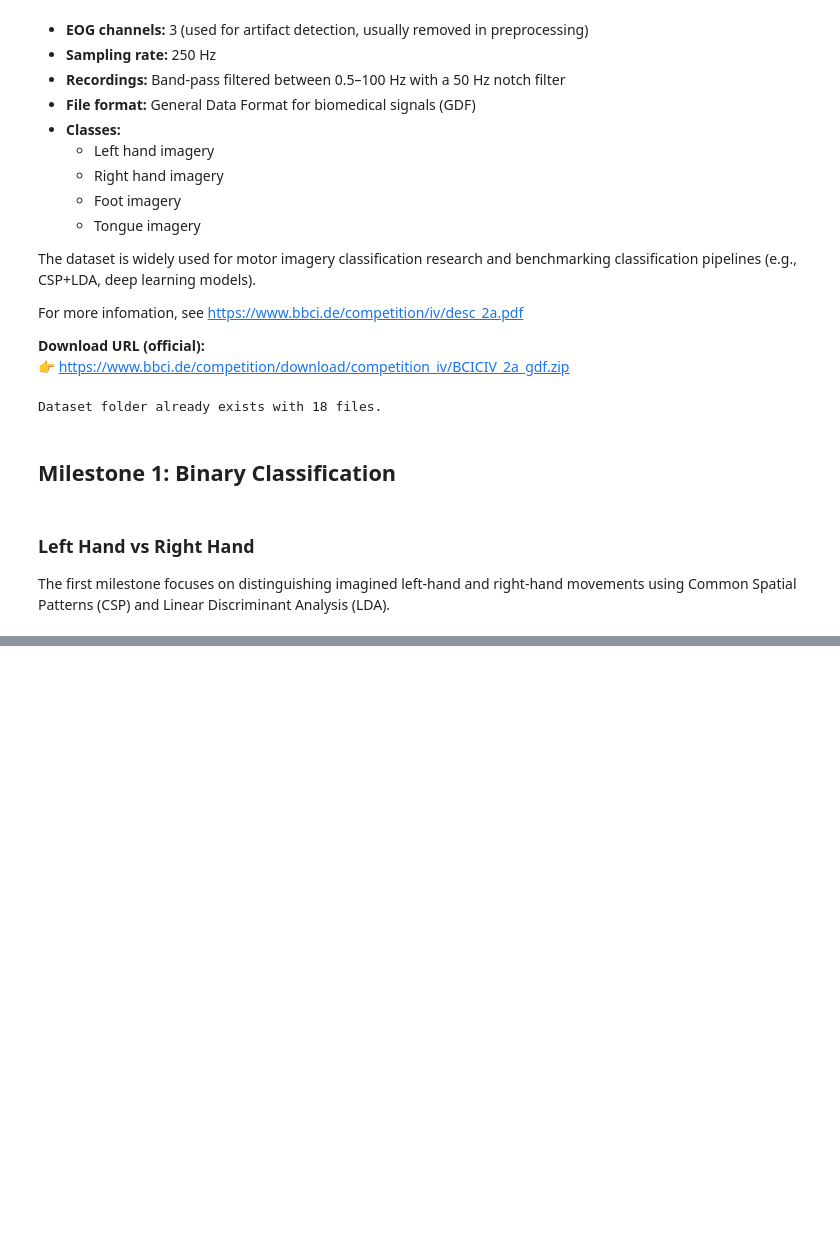
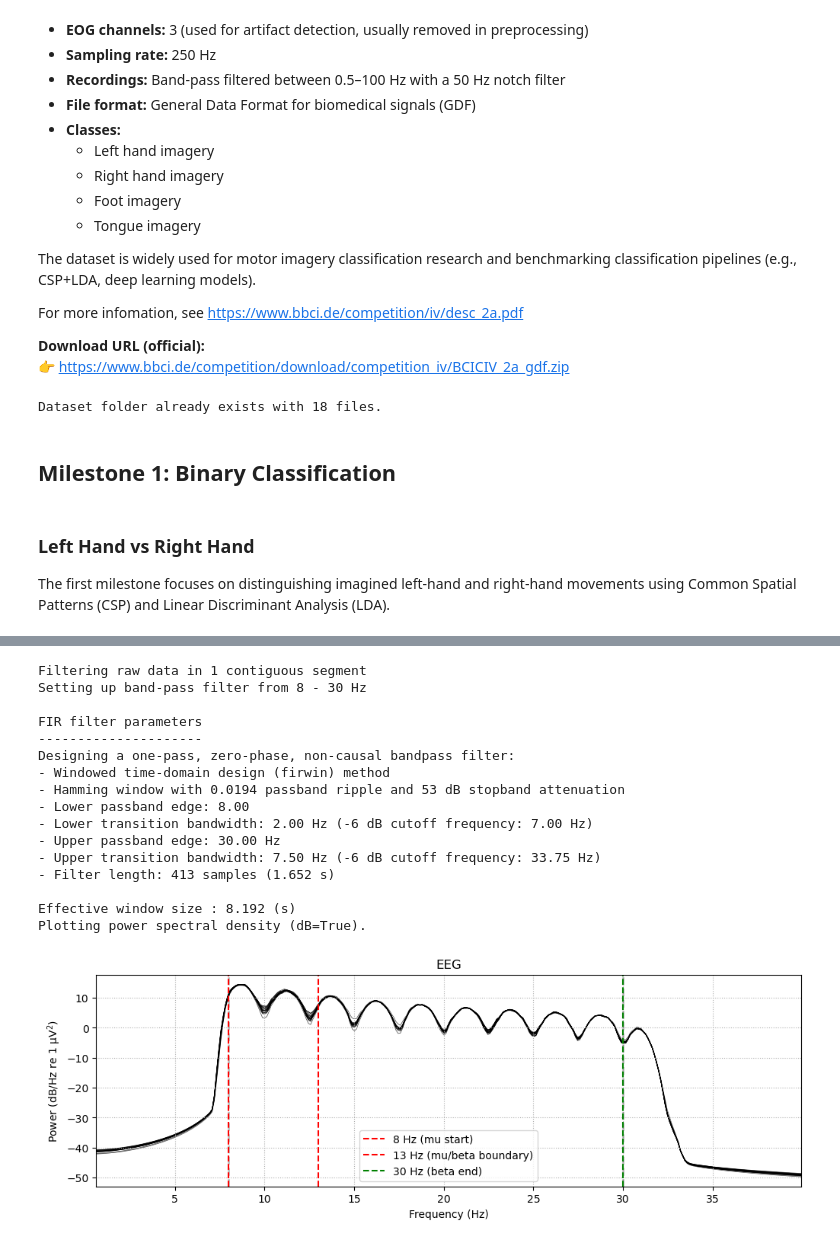
Before and after one commit to OctFog/COGS-189-Project, a Jupyter notebook: EEG_Motor_Imagery_Classification.ipynb, the cells around one changed output, grey strips where cells are left out. Saved outputs shown, nothing was run; the diff lists cells and outputs as text; code cells hidden in the pictures; blank space fills up the shorter version.

Commit message:
feat: preprocess data, compute and plot PSD with mu/beta

```diff
--- a/EEG_Motor_Imagery_Classification.ipynb
+++ b/EEG_Motor_Imagery_Classification.ipynb
@@ -99,0 +140,12 @@ Reading 0 ... 672527  =      0.000 ...  2690.108 secs...
+# %%
+# manually set channel types
+raw.set_channel_types({
+    'EOG-left': 'eog',
+    'EOG-central': 'eog',
+    'EOG-right': 'eog'
+})
+
+# Remove EOG Channels
+raw = raw.pick("eeg")
+print(raw.ch_names)
+print(len(raw.ch_names)) # check if there is 22 eeg channel
@@ -99,0 +208,39 @@ Reading 0 ... 672527  =      0.000 ...  2690.108 secs...
+# %%
+# Apply 8–30 Hz bandpass filter to raw EEG
+raw.filter(l_freq=8., h_freq=30., picks="eeg", fir_design="firwin")
+
+# raw.compute_psd(fmin=5., fmax=40).plot()
+# Compute PSD
+psd = raw.compute_psd(fmin=0.5, fmax=40.)  # wider range for context
+
+# Plot PSD and get figure/axes
+fig = psd.plot()  # don't display yet
+ax = fig.axes[0]            # main axes
+
+# Add vertical lines for mu (8–13 Hz) and beta (13–30 Hz)
+ax.axvline(8, color='r', linestyle='--', label='8 Hz (mu start)')
+ax.axvline(13, color='r', linestyle='--', label='13 Hz (mu/beta boundary)')
+ax.axvline(30, color='g', linestyle='--', label='30 Hz (beta end)')
+
+# Add a legend
+ax.legend()
+
+plt.show()
+# %% [output]
+Filtering raw data in 1 contiguous segment
+Setting up band-pass filter from 8 - 30 Hz
+
+FIR filter parameters
+---------------------
+Designing a one-pass, zero-phase, non-causal bandpass filter:
+- Windowed time-domain design (firwin) method
+- Hamming window with 0.0194 passband ripple and 53 dB stopband attenuation
+- Lower passband edge: 8.00
+- Lower transition bandwidth: 2.00 Hz (-6 dB cutoff frequency: 7.00 Hz)
+- Upper passband edge: 30.00 Hz
+- Upper transition bandwidth: 7.50 Hz (-6 dB cutoff frequency: 33.75 Hz)
+- Filter length: 413 samples (1.652 s)
+
+Effective window size : 8.192 (s)
+Plotting power spectral density (dB=True).
+[figure, added]
```
Also changed, not shown: parts of 9 cells of this notebook.
